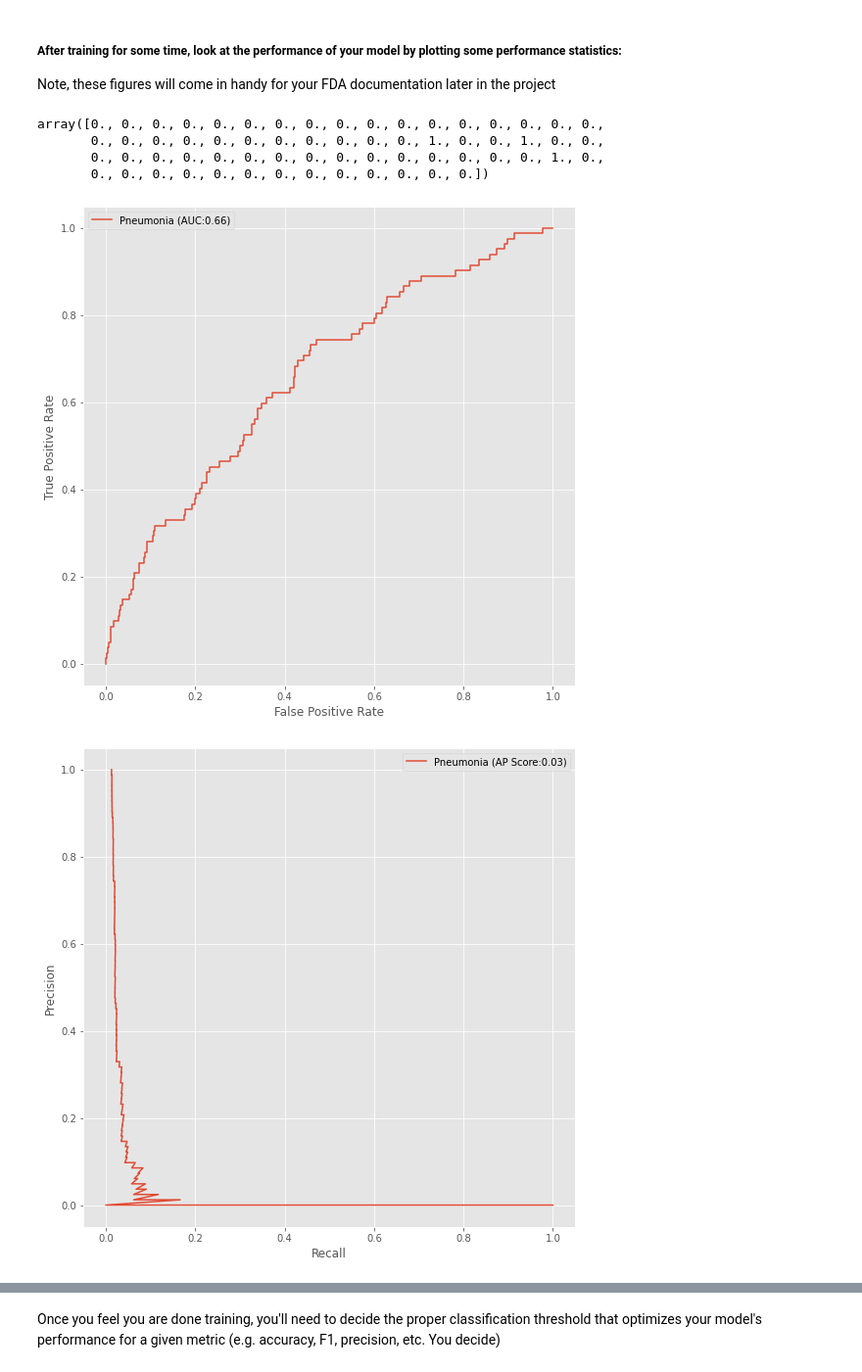
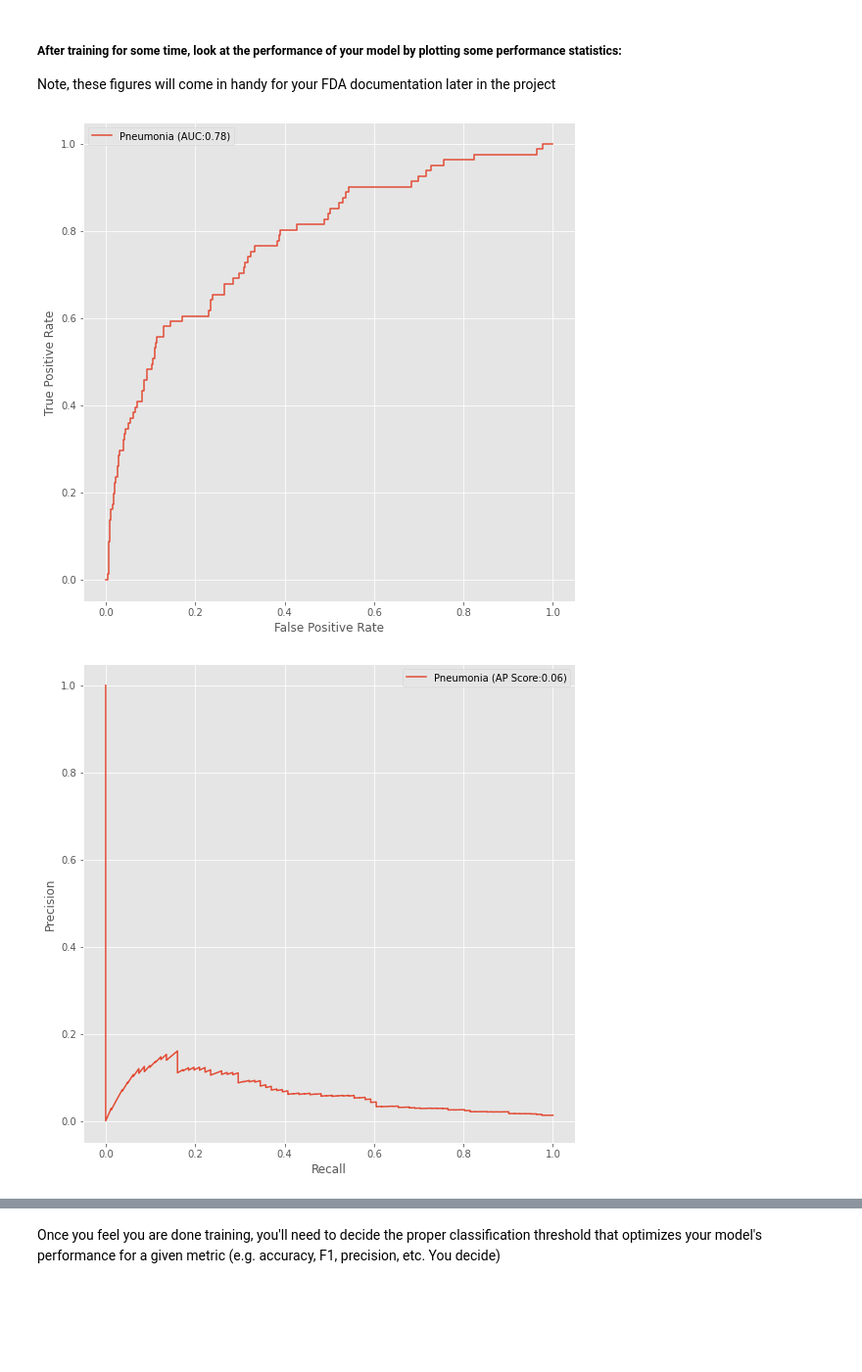
Before and after one commit to soon-yau/AIHCND_C2_Starter, a Jupyter notebook: Build and train model.ipynb, the cells around one changed output, grey strips where cells are left out. Shown at 98% size. Cells and saved outputs as stored; diff of their text form; code cells hidden in the pictures; blank space fills up the shorter version.

```diff
--- a/Build and train model.ipynb
+++ b/Build and train model.ipynb
@@ -120,7 +176,7 @@ Name: pneumonia_class, dtype: float64
 def my_image_augmentation():
 
     idg = ImageDataGenerator(rescale=1. / 255.0,
-                                  horizontal_flip = False,
+                                  horizontal_flip = True,
                                   vertical_flip = False,
                                   height_shift_range= 0.15,
                                   width_shift_range=0.15,
@@ -261,6 +317,8 @@ lr_scheduler = tf.keras.callbacks.LearningRateScheduler(scheduler)
 callbacks_list = [checkpoint, early, lr_scheduler]
 # %% [markdown]
 ### Start training!
+# %%
+    my_model = build_my_model()
 # %%
 ## train your model
 #strategy = tf.distribute.MirroredStrategy()
@@ -325,7 +383,7 @@ plot_history(history)
 
 Note, these figures will come in handy for your FDA documentation later in the project
 # %%
-#my_model.load_weights(weight_path)
+my_model.load_weights(weight_path)
 accum_label = []
 accum_pred = []
 #val_Y = val_df['pneumonia_class']
@@ -336,14 +394,6 @@ for _ in range(100):
     predY = predY.reshape(-1)
     accum_label = np.concatenate((accum_label, valY))
     accum_pred = np.concatenate((accum_pred, predY))
-# %%
-#np.concatenate(([],valY))
-valY.concatenate({})
-# %% [output]
-array([0., 0., 0., 0., 0., 0., 0., 0., 0., 0., 0., 0., 0., 0., 0., 0., 0.,
-       0., 0., 0., 0., 0., 0., 0., 0., 0., 0., 0., 1., 0., 0., 1., 0., 0.,
-       0., 0., 0., 0., 0., 0., 0., 0., 0., 0., 0., 0., 0., 0., 0., 1., 0.,
-       0., 0., 0., 0., 0., 0., 0., 0., 0., 0., 0., 0., 0.])
 # %%
 def plot_auc(t_y, p_y):
 
@@ -358,7 +408,7 @@ def plot_auc(t_y, p_y):
 def plot_pr(t_y, p_y):
     fig, c_ax = plt.subplots(1,1, figsize = (9, 9))
     precision, recall, thresholds = precision_recall_curve(t_y, p_y)
-    c_ax.plot(precision, recall, label = '%s (AP Score:%0.2f)'  % ('Pneumonia', average_precision_score(t_y,p_y)))
+    c_ax.plot(recall, precision, label = '%s (AP Score:%0.2f)'  % ('Pneumonia', average_precision_score(t_y,p_y)))
     c_ax.legend()
     c_ax.set_xlabel('Recall')
     c_ax.set_ylabel('Precision')
@@ -368,13 +418,34 @@ def  calc_f1(prec,recall):
 
     return 2*(prec*recall)/(prec+recall)
 
+def plot_f1(t_y, p_y):
+    fig, c_ax = plt.subplots(1,1, figsize = (9, 9))
+    f1_scores = []
+    thresholds = []
+    max_f1 = 0
+    best_threshold = None
+    for t in np.arange(0.0,1,0.01):
+        y_pred_class = p_y > t
+        f1 = f1_score(t_y, y_pred_class)
+        if max_f1 < f1:
+            max_f1 = f1
+            best_threshold = t
+        f1_scores.append(f1)
+        thresholds.append(t)
+
+    c_ax.plot(thresholds, f1_scores,
+              label = '%s (Best F1 Score:%0.2f with threshold %.2f)'  % ('Pneumonia', max_f1, best_threshold))
+    c_ax.legend()
+    c_ax.set_xlabel('threshold')
+    c_ax.set_ylabel('f1')
+
 #Also consider plotting the history of your model training:
 # %%
 ## plot figures
 plot_auc(accum_label, accum_pred)
 plot_pr(accum_label, accum_pred)
-
+plot_f1(accum_label, accum_pred)
 #print("precision: %.2f recall: %.2f thresholds:%.2f"%(precision, recall, thresholds))
 # %% [output]
-[figure, old version]
+[figure, new version]
-[figure, old version]
+[figure, new version]
```
Also changed, not shown: parts of 14 cells of this notebook, 2 other files.
